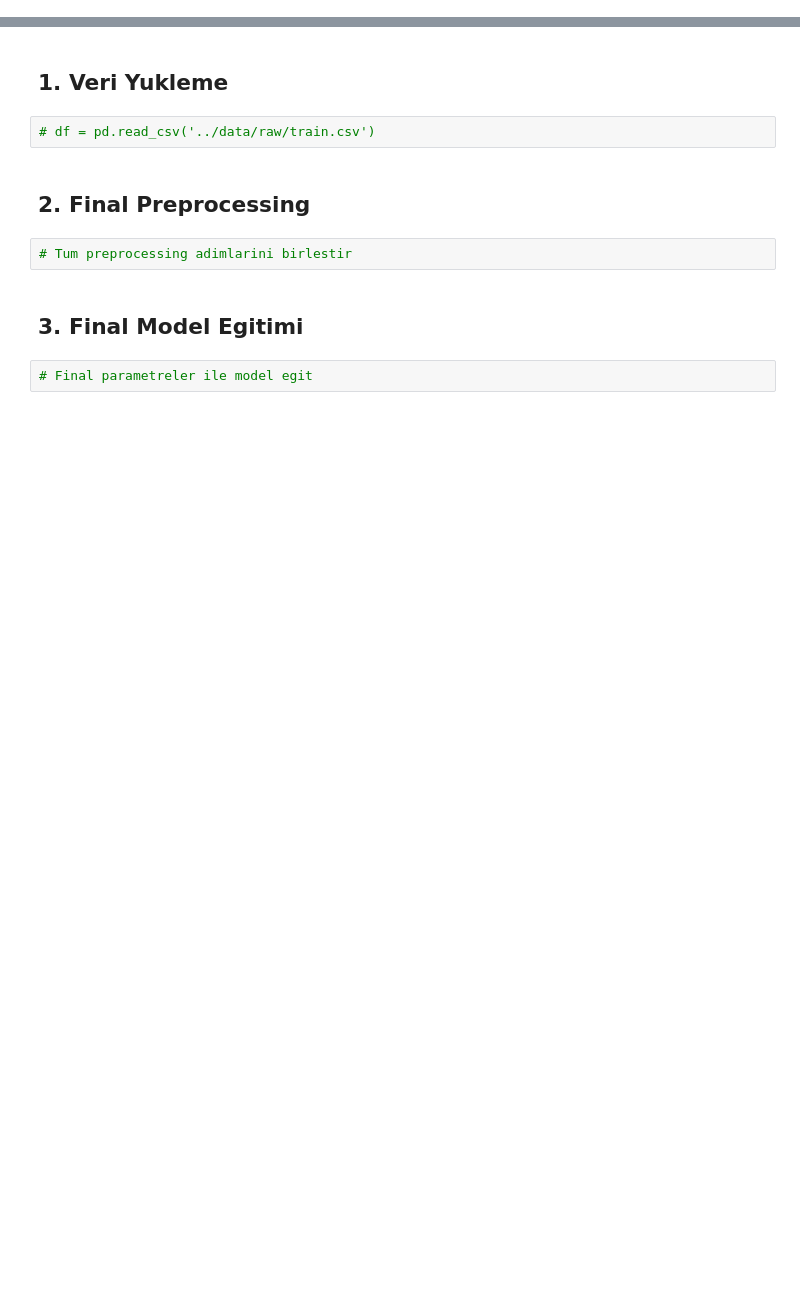
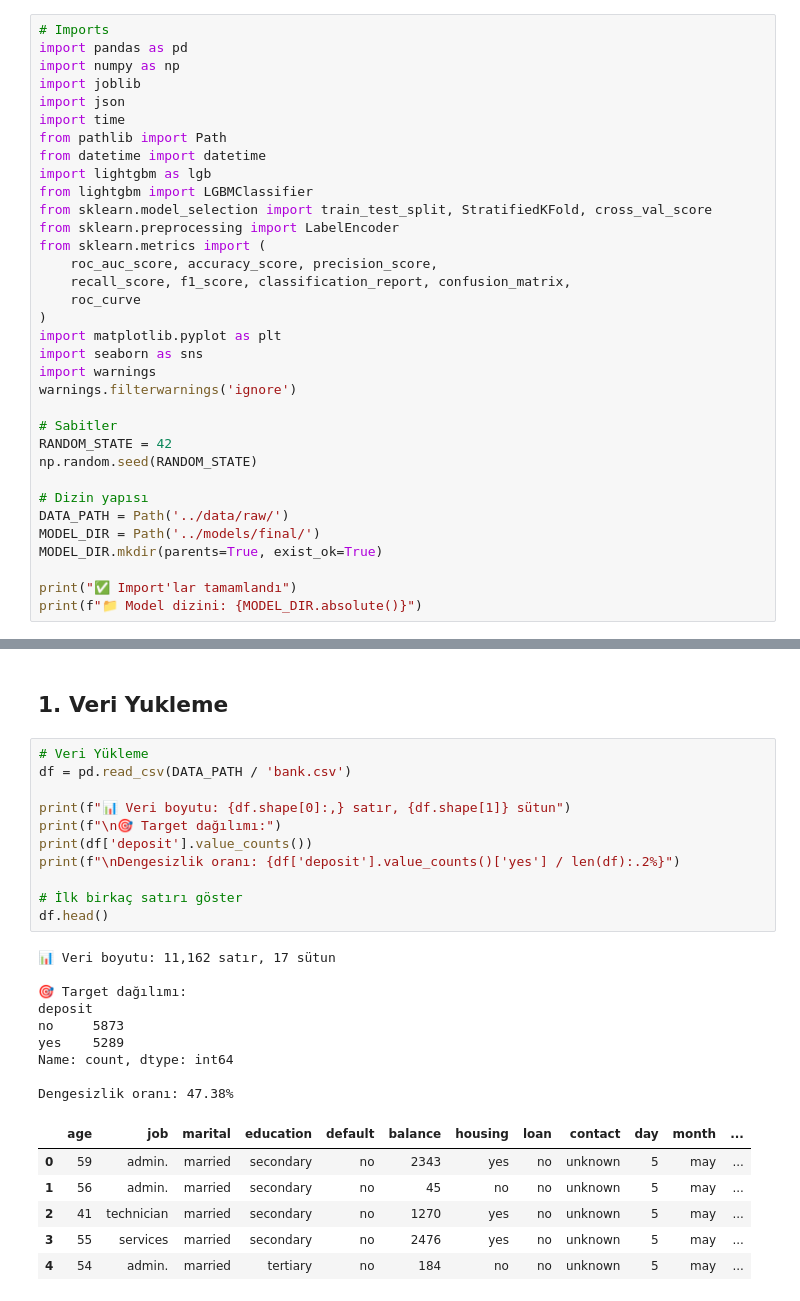
Before and after one commit to f0rknturkoglu/zero2endMLbootcamp, a Jupyter notebook: notebooks/06_final_pipeline.ipynb, the cells around one changed output, grey strips where cells are left out. Saved outputs shown, nothing was run; the diff lists cells and outputs as text; blank space fills up the shorter version.

```diff
--- a/notebooks/06_final_pipeline.ipynb
+++ b/notebooks/06_final_pipeline.ipynb
@@ -14,0 +15,34 @@ RANDOM_STATE = 42
+# %%
+# Imports
+import pandas as pd
+import numpy as np
+import joblib
+import json
+import time
+from pathlib import Path
+from datetime import datetime
+import lightgbm as lgb
+from lightgbm import LGBMClassifier
+from sklearn.model_selection import train_test_split, StratifiedKFold, cross_val_score
+from sklearn.preprocessing import LabelEncoder
+from sklearn.metrics import (
+    roc_auc_score, accuracy_score, precision_score,
+    recall_score, f1_score, classification_report, confusion_matrix,
+    roc_curve
+)
+import matplotlib.pyplot as plt
+import seaborn as sns
+import warnings
+warnings.filterwarnings('ignore')
+
+# Sabitler
+RANDOM_STATE = 42
+np.random.seed(RANDOM_STATE)
+
+# Dizin yapısı
+DATA_PATH = Path('../data/raw/')
+MODEL_DIR = Path('../models/final/')
+MODEL_DIR.mkdir(parents=True, exist_ok=True)
+
+print("✅ Import'lar tamamlandı")
+print(f"📁 Model dizini: {MODEL_DIR.absolute()}")
@@ -15,12 +52,29 @@ RANDOM_STATE = 42
 # %% [markdown]
 ## 1. Veri Yukleme
-# %%
-# df = pd.read_csv('../data/raw/train.csv')
-# %% [markdown]
-## 2. Final Preprocessing
-# %%
-# Tum preprocessing adimlarini birlestir
-# %% [markdown]
-## 3. Final Model Egitimi
-# %%
-# Final parametreler ile model egit
+# %%
+# Veri Yükleme
+df = pd.read_csv(DATA_PATH / 'bank.csv')
+
+print(f"📊 Veri boyutu: {df.shape[0]:,} satır, {df.shape[1]} sütun")
+print(f"\n🎯 Target dağılımı:")
+print(df['deposit'].value_counts())
+print(f"\nDengesizlik oranı: {df['deposit'].value_counts()['yes'] / len(df):.2%}")
+
+# İlk birkaç satırı göster
+df.head()
+# %% [output]
+📊 Veri boyutu: 11,162 satır, 17 sütun
+
+🎯 Target dağılımı:
+deposit
+no     5873
+yes    5289
+Name: count, dtype: int64
+
+Dengesizlik oranı: 47.38%
+|  | age | job | marital | education | default | balance | housing | loan | contact | day | month | ... |
+| 0 | 59 | admin. | married | secondary | no | 2343 | yes | no | unknown | 5 | may | ... |
+| 1 | 56 | admin. | married | secondary | no | 45 | no | no | unknown | 5 | may | ... |
+| 2 | 41 | technician | married | secondary | no | 1270 | yes | no | unknown | 5 | may | ... |
+| 3 | 55 | services | married | secondary | no | 2476 | yes | no | unknown | 5 | may | ... |
+| 4 | 54 | admin. | married | tertiary | no | 184 | no | no | unknown | 5 | may | ... |
```
Also changed, not shown: parts of 24 cells of this notebook, 17 other files.
